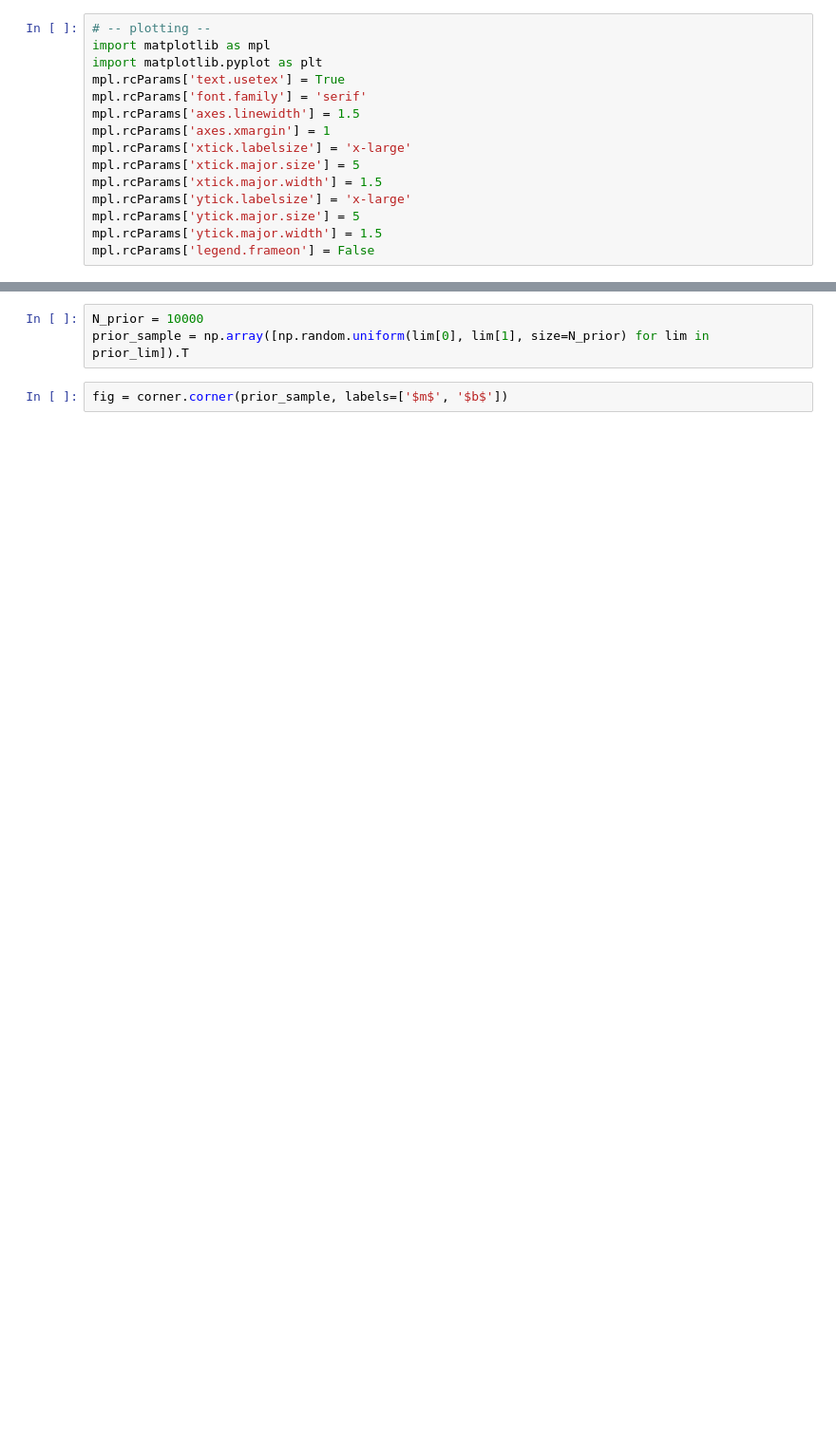
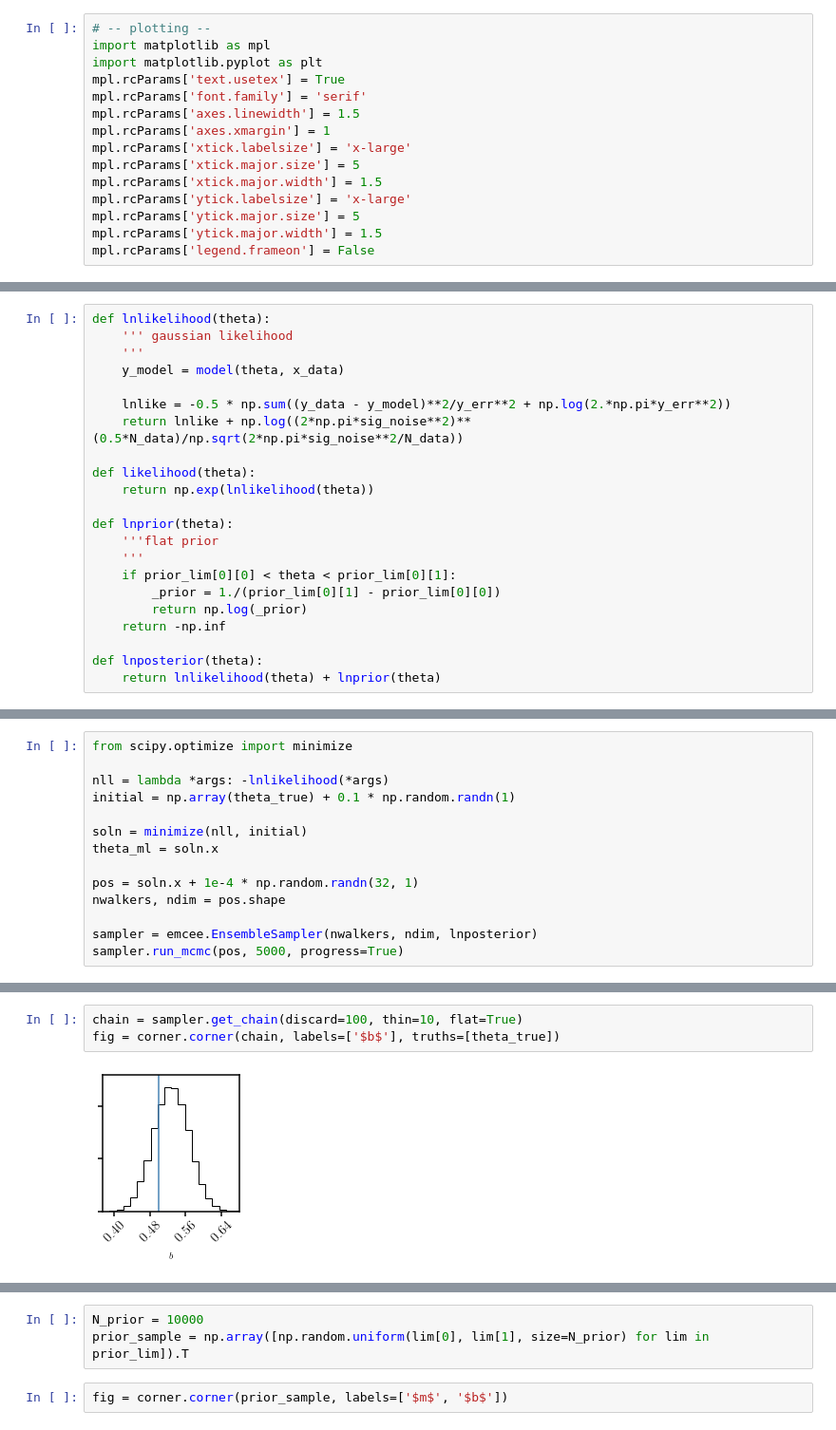
Before and after one commit to changhoonhahn/nevin, a Jupyter notebook: nb/eg_easy.ipynb, the cells around one changed output, grey strips where cells are left out. Shown at 95% size. Cells and saved outputs as stored; diff of their text form; blank space fills up the shorter version.

```diff
--- a/nb/eg_easy.ipynb
+++ b/nb/eg_easy.ipynb
@@ -49,0 +78,22 @@ Text(0, 0.5, 'y')
+# %%
+def lnlikelihood(theta):
+    ''' gaussian likelihood
+    '''
+    y_model = model(theta, x_data)
+
+    lnlike = -0.5 * np.sum((y_data - y_model)**2/y_err**2 + np.log(2.*np.pi*y_err**2))
+    return lnlike + np.log((2*np.pi*sig_noise**2)**(0.5*N_data)/np.sqrt(2*np.pi*sig_noise**2/N_data))
+
+def likelihood(theta):
+    return np.exp(lnlikelihood(theta))
+
+def lnprior(theta):
+    '''flat prior
+    '''
+    if prior_lim[0][0] < theta < prior_lim[0][1]:
+        _prior = 1./(prior_lim[0][1] - prior_lim[0][0])
+        return np.log(_prior)
+    return -np.inf
+
+def lnposterior(theta):
+    return lnlikelihood(theta) + lnprior(theta)
@@ -49,0 +107,14 @@ Text(0, 0.5, 'y')
+# %%
+from scipy.optimize import minimize
+
+nll = lambda *args: -lnlikelihood(*args)
+initial = np.array(theta_true) + 0.1 * np.random.randn(1)
+
+soln = minimize(nll, initial)
+theta_ml = soln.x
+
+pos = soln.x + 1e-4 * np.random.randn(32, 1)
+nwalkers, ndim = pos.shape
+
+sampler = emcee.EnsembleSampler(nwalkers, ndim, lnposterior)
+sampler.run_mcmc(pos, 5000, progress=True)
@@ -49,0 +139,5 @@ Text(0, 0.5, 'y')
+# %%
+chain = sampler.get_chain(discard=100, thin=10, flat=True)
+fig = corner.corner(chain, labels=['$b$'], truths=[theta_true])
+# %% [output]
+[figure, added]
```
Also changed, not shown: parts of 29 cells of this notebook.
